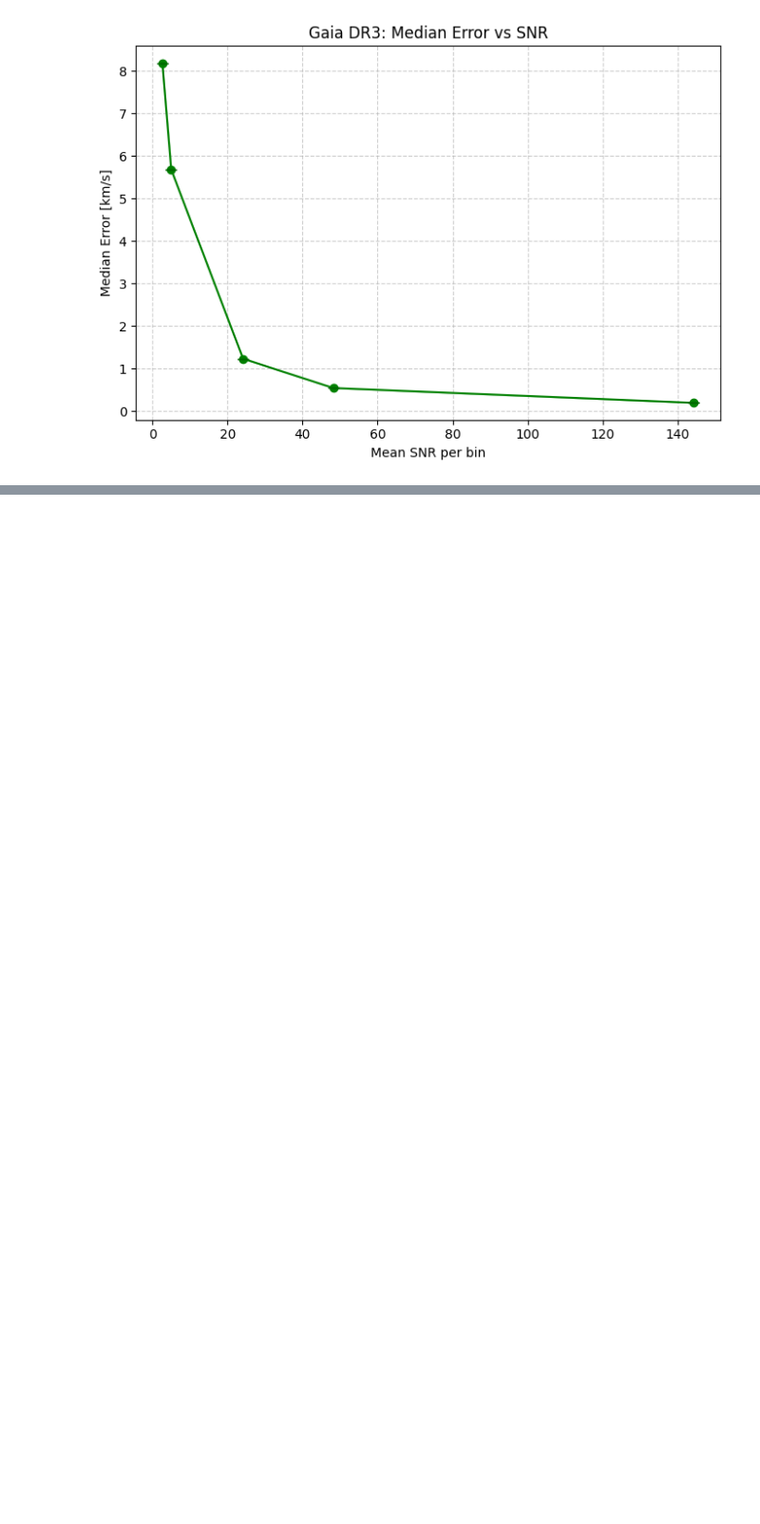
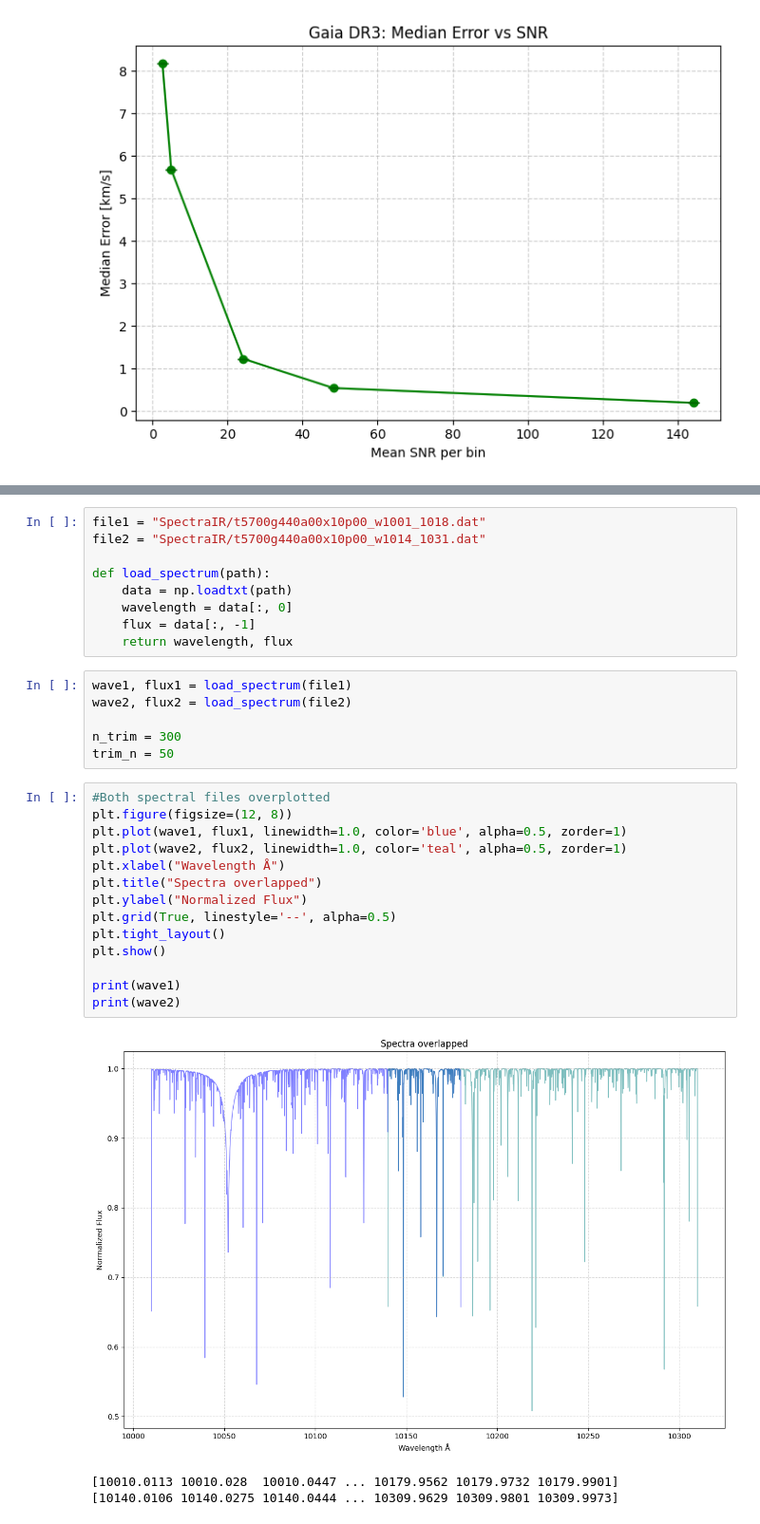
Before and after one commit to mjchavolla/G_NIR, a Jupyter notebook: Prescision_Analysis.ipynb, the cells around one changed output, grey strips where cells are left out. Shown at 95% size. Cells and saved outputs as stored; diff of their text form; blank space fills up the shorter version.

```diff
--- a/Prescision_Analysis.ipynb
+++ b/Prescision_Analysis.ipynb
@@ -224,0 +235,33 @@ plt.show()7
+# %%
+file1 = "SpectraIR/t5700g440a00x10p00_w1001_1018.dat"
+file2 = "SpectraIR/t5700g440a00x10p00_w1014_1031.dat"
+
+def load_spectrum(path):
+    data = np.loadtxt(path)
+    wavelength = data[:, 0]
+    flux = data[:, -1]
+    return wavelength, flux
+# %%
+wave1, flux1 = load_spectrum(file1)
+wave2, flux2 = load_spectrum(file2)
+
+n_trim = 300
+trim_n = 50
+# %%
+#Both spectral files overplotted
+plt.figure(figsize=(12, 8))
+plt.plot(wave1, flux1, linewidth=1.0, color='blue', alpha=0.5, zorder=1)
+plt.plot(wave2, flux2, linewidth=1.0, color='teal', alpha=0.5, zorder=1)
+plt.xlabel("Wavelength Å")
+plt.title("Spectra overlapped")
+plt.ylabel("Normalized Flux")
+plt.grid(True, linestyle='--', alpha=0.5)
+plt.tight_layout()
+plt.show()
+
+print(wave1)
+print(wave2)
+# %% [output]
+[figure, added]
+[10010.0113 10010.028  10010.0447 ... 10179.9562 10179.9732 10179.9901]
+[10140.0106 10140.0275 10140.0444 ... 10309.9629 10309.9801 10309.9973]
```
Also changed, not shown: parts of 7 cells of this notebook, 3 other files.
